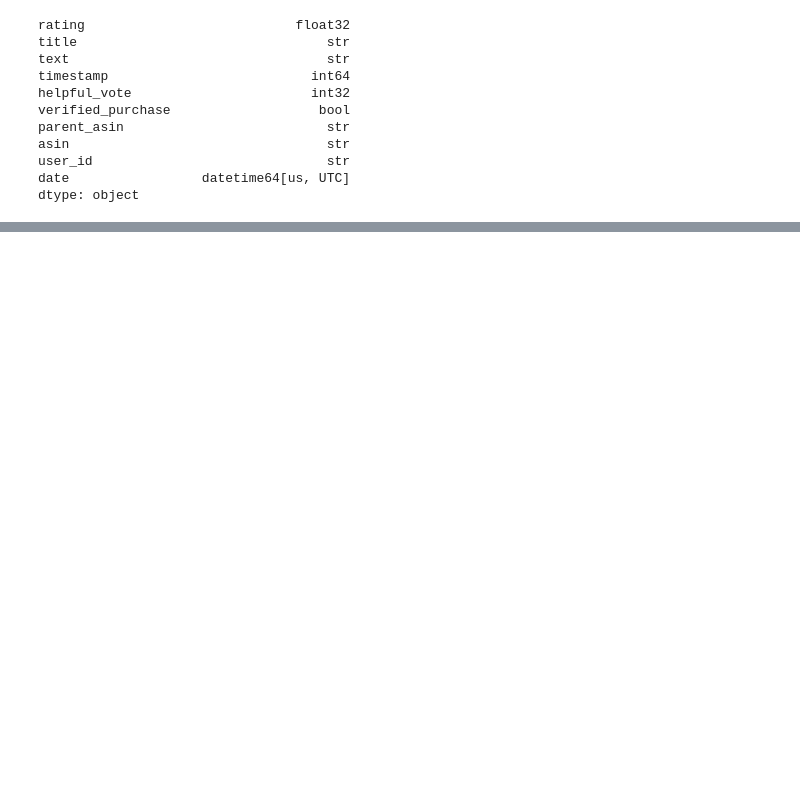
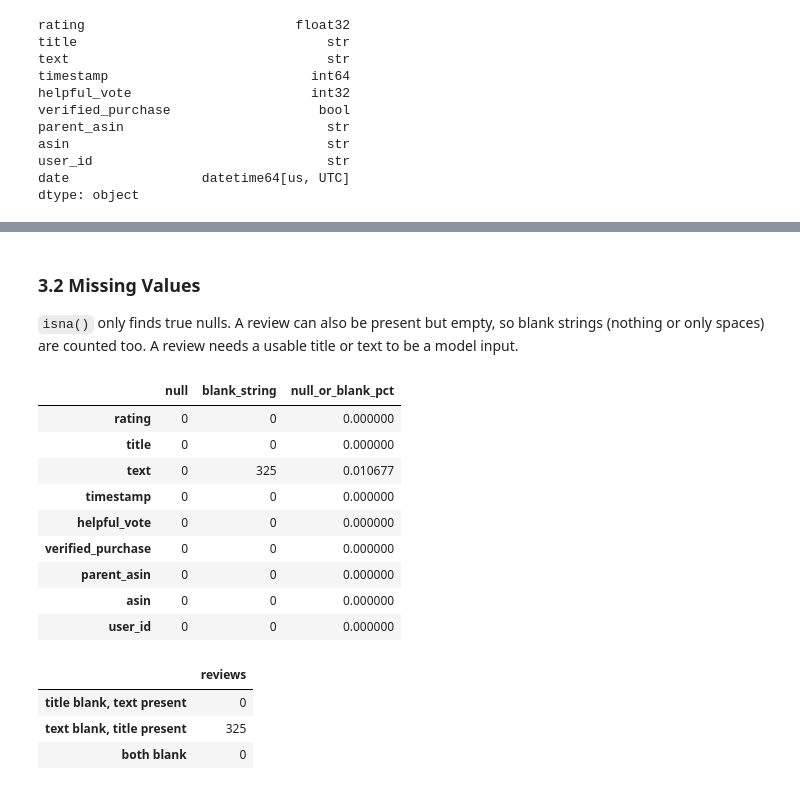
Before and after one commit to Virtuozs/MLOps2-pertemuan1-sentiment-classification, a Jupyter notebook: notebook.ipynb, the cells around one changed output, grey strips where cells are left out. Cells and saved outputs as stored; diff of their text form; code cells hidden in the pictures; blank space fills up the shorter version.

```diff
--- a/notebook.ipynb
+++ b/notebook.ipynb
@@ -235,0 +252,7 @@ dtype: object
+# %%
+is_rated_3 = df['rating'] == 3
+label = (df['rating'] >= 4).astype('int8').where(~is_rated_3)
+audit_sample = df.sample(500_000, random_state=SEED)
+
+def blank(s):
+    return s.isna() | (s.str.strip() == '')
@@ -235,0 +310,34 @@ dtype: object
+# %% [markdown]
+### 3.2 Missing Values
+
+`isna()` only finds true nulls. A review can also be present but empty, so blank strings (nothing or only spaces) are counted too. A review needs a usable title or text to be a model input.
+# %%
+missing = pd.DataFrame({'null': df.isna().sum()})
+missing['blank_string'] = 0
+for c in ['title', 'text']:
+    missing.loc[c, 'blank_string'] = (blank(df[c]) & df[c].notna()).sum()
+missing['null_or_blank_pct'] = (missing['null'] + missing['blank_string']) / len(df) * 100
+missing.drop('date', errors='ignore')
+# %% [output]
+|  | null | blank_string | null_or_blank_pct |
+| rating | 0 | 0 | 0.000000 |
+| title | 0 | 0 | 0.000000 |
+| text | 0 | 325 | 0.010677 |
+| timestamp | 0 | 0 | 0.000000 |
+| helpful_vote | 0 | 0 | 0.000000 |
+| verified_purchase | 0 | 0 | 0.000000 |
+| parent_asin | 0 | 0 | 0.000000 |
+| asin | 0 | 0 | 0.000000 |
+| user_id | 0 | 0 | 0.000000 |
+# %%
+title_blank, text_blank = blank(df['title']), blank(df['text'])
+pd.Series({
+    'title blank, text present': (title_blank & ~text_blank).sum(),
+    'text blank, title present': (~title_blank & text_blank).sum(),
+    'both blank': (title_blank & text_blank).sum(),
+}).to_frame('reviews')
+# %% [output]
+|  | reviews |
+| title blank, text present | 0 |
+| text blank, title present | 325 |
+| both blank | 0 |
```
Also changed, not shown: parts of 40 cells of this notebook.
